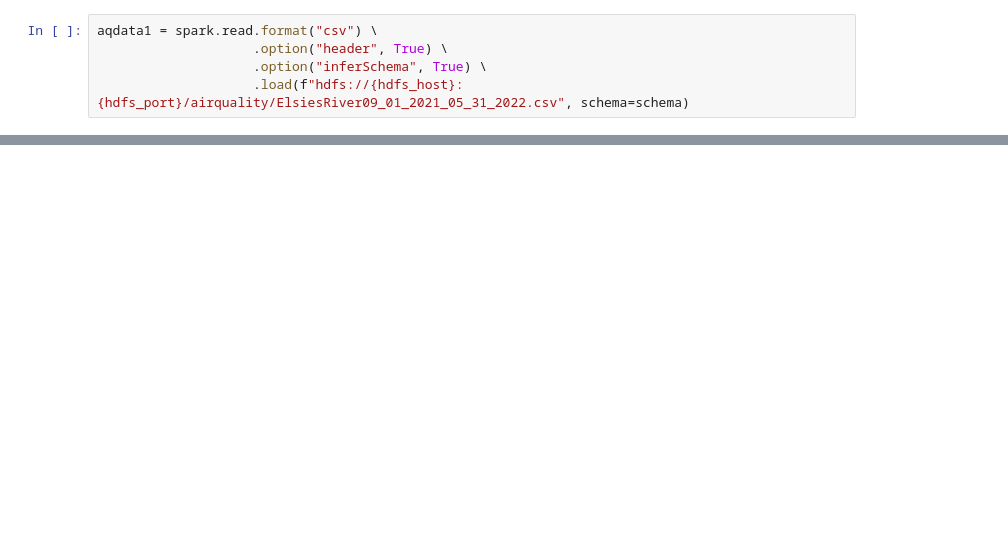
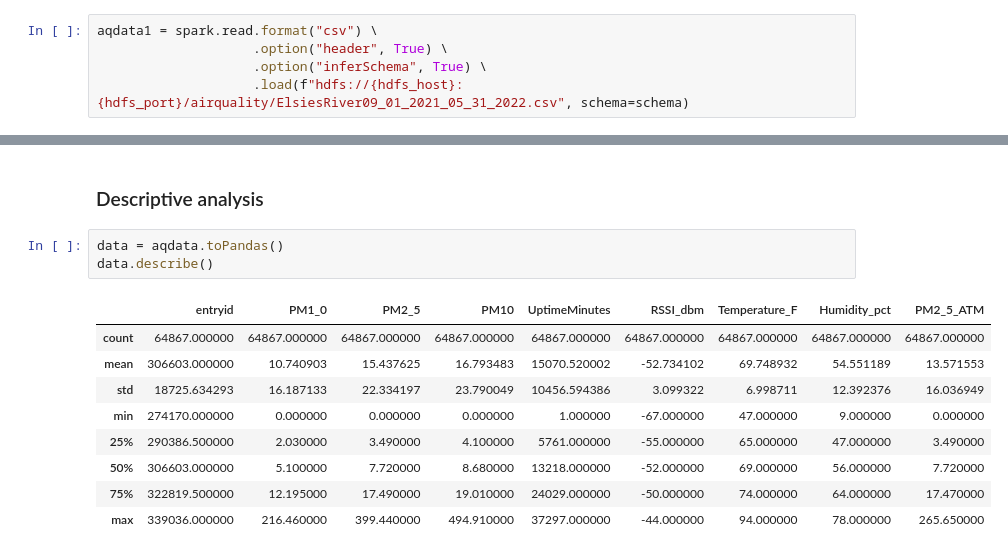
Before and after one commit to TakudzwaMzembegwa/BDE, a Jupyter notebook: dataAnalysis.ipynb, the cells around one changed output, grey strips where cells are left out. Cells and saved outputs as stored; diff of their text form; blank space fills up the shorter version.

```diff
--- a/dataAnalysis.ipynb
+++ b/dataAnalysis.ipynb
@@ -92,3 +177,18 @@ pmmaxdate.show()
 +-------------------+
 |2022-05-31 20:11:06|
 +-------------------+
+# %% [markdown]
+### Descriptive analysis
+# %%
+data = aqdata.toPandas()
+data.describe()
+# %% [output]
+|  | entryid | PM1_0 | PM2_5 | PM10 | UptimeMinutes | RSSI_dbm | Temperature_F | Humidity_pct | PM2_5_ATM |
+| count | 64867.000000 | 64867.000000 | 64867.000000 | 64867.000000 | 64867.000000 | 64867.000000 | 64867.000000 | 64867.000000 | 64867.000000 |
+| mean | 306603.000000 | 10.740903 | 15.437625 | 16.793483 | 15070.520002 | -52.734102 | 69.748932 | 54.551189 | 13.571553 |
+| std | 18725.634293 | 16.187133 | 22.334197 | 23.790049 | 10456.594386 | 3.099322 | 6.998711 | 12.392376 | 16.036949 |
+| min | 274170.000000 | 0.000000 | 0.000000 | 0.000000 | 1.000000 | -67.000000 | 47.000000 | 9.000000 | 0.000000 |
+| 25% | 290386.500000 | 2.030000 | 3.490000 | 4.100000 | 5761.000000 | -55.000000 | 65.000000 | 47.000000 | 3.490000 |
+| 50% | 306603.000000 | 5.100000 | 7.720000 | 8.680000 | 13218.000000 | -52.000000 | 69.000000 | 56.000000 | 7.720000 |
+| 75% | 322819.500000 | 12.195000 | 17.490000 | 19.010000 | 24029.000000 | -50.000000 | 74.000000 | 64.000000 | 17.470000 |
+| max | 339036.000000 | 216.460000 | 399.440000 | 494.910000 | 37297.000000 | -44.000000 | 94.000000 | 78.000000 | 265.650000 |
```
Also changed, not shown: parts of 28 cells of this notebook.
